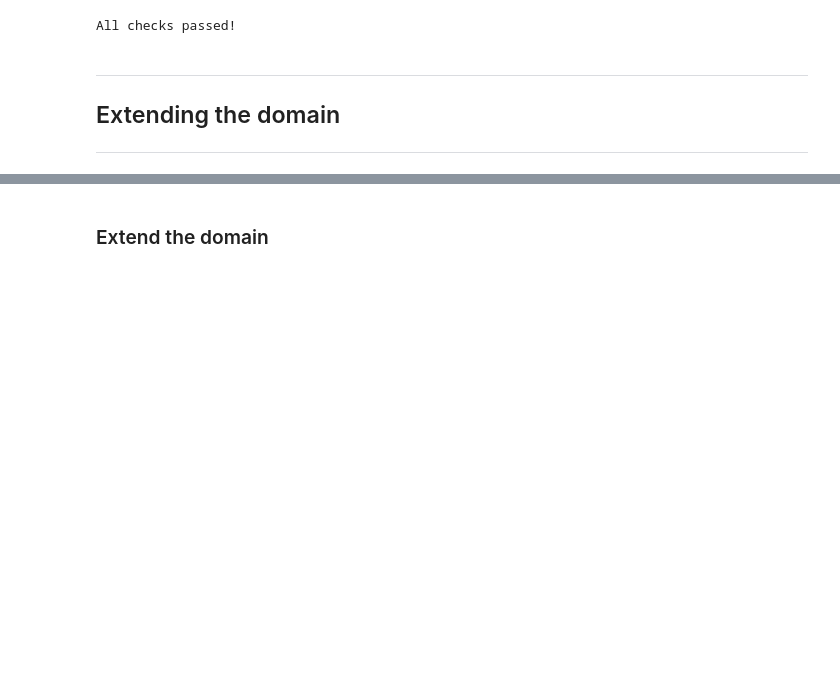
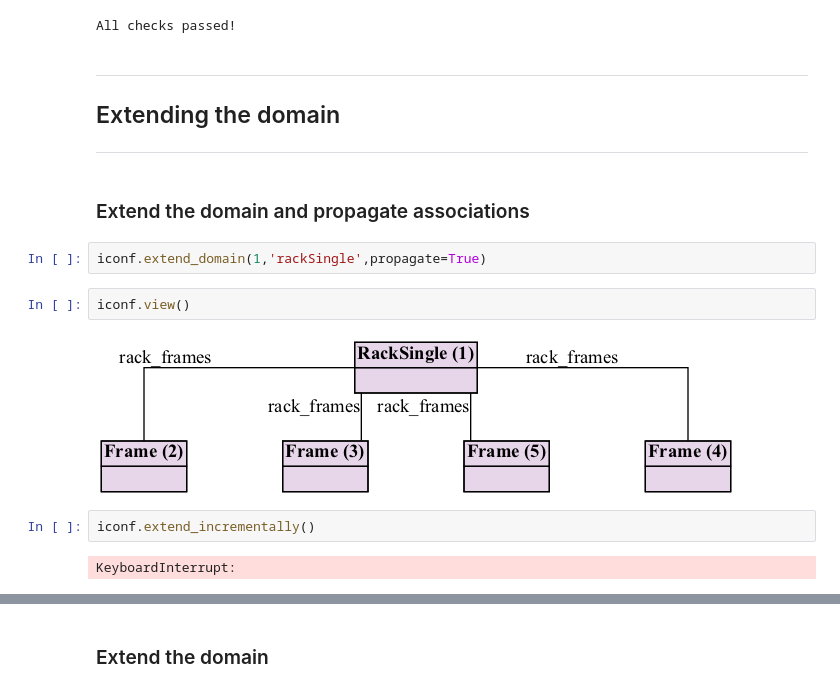
Before and after one commit to siemens/OOASP, a Jupyter notebook: asp_interactive_configuration/usage/Interactive.ipynb, the cells around one changed output, grey strips where cells are left out. Drawn from its saved outputs; the diff is of its cells as text; blank space fills up the shorter version.

```diff
--- a/asp_interactive_configuration/usage/Interactive.ipynb
+++ b/asp_interactive_configuration/usage/Interactive.ipynb
@@ -88,3 +88,15 @@ All checks passed!
 ------
 ## Extending the domain
 ------
+# %% [markdown]
+### Extend the domain and propagate associations
+# %%
+iconf.extend_domain(1,'rackSingle',propagate=True)
+# %%
+iconf.view()
+# %% [output]
+[figure, added]
+# %%
+iconf.extend_incrementally()
+# %% [output]
+KeyboardInterrupt:
```
Also changed, not shown: parts of 12 cells of this notebook, 14 other files.
